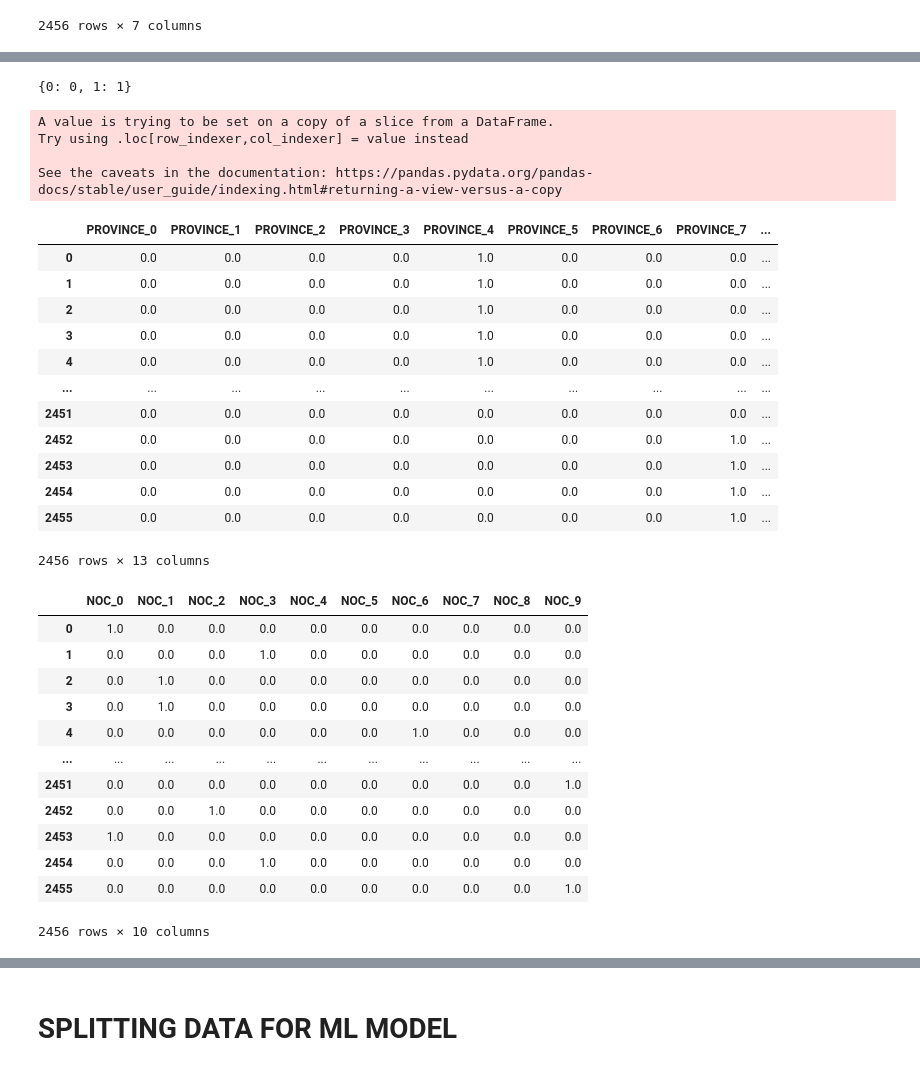
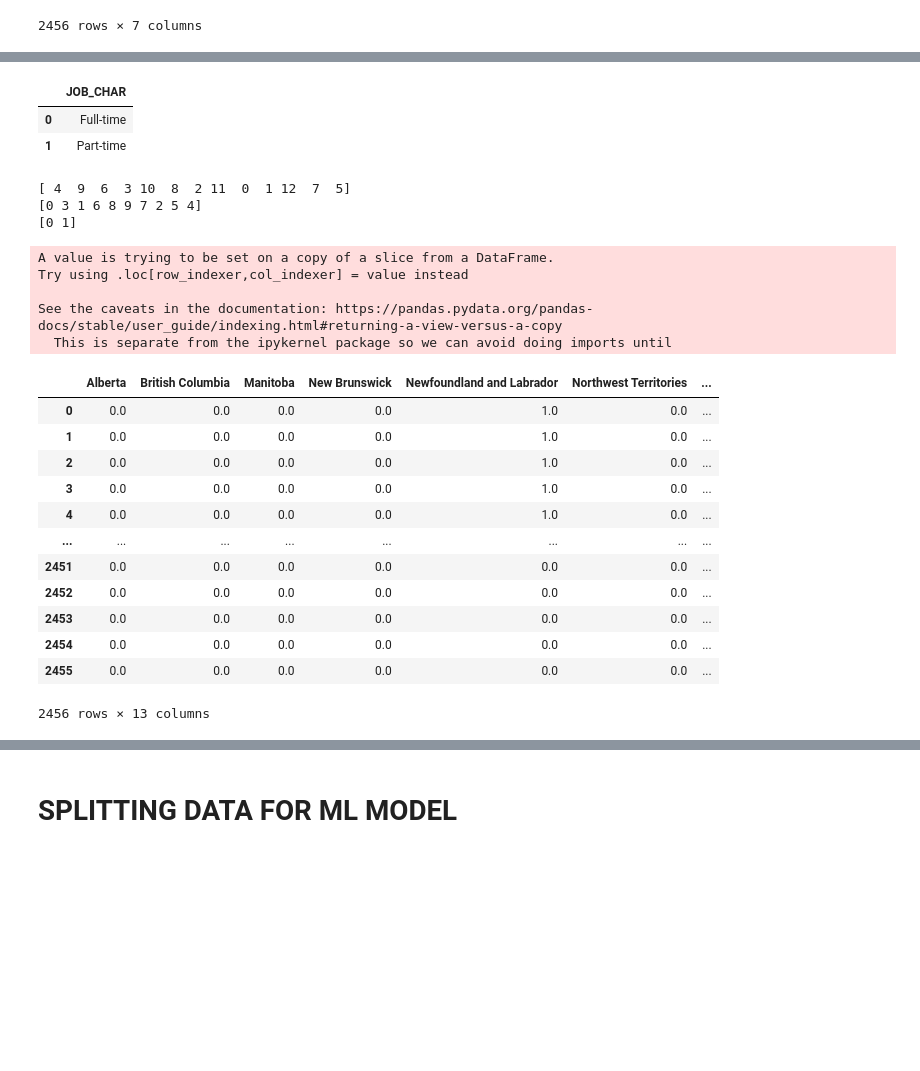
Before and after one commit to alecngai/Predicting_Canadian_Job_Vacancies, a Jupyter notebook: Machine_Learning/Alec_MLtesting_Linear_Regression_V3.ipynb, the cells around one changed output, grey strips where cells are left out. Cells and saved outputs as stored; diff of their text form; code cells hidden in the pictures; blank space fills up the shorter version.

```diff
--- a/Machine_Learning/Alec_MLtesting_Linear_Regression_V3.ipynb
+++ b/Machine_Learning/Alec_MLtesting_Linear_Regression_V3.ipynb
@@ -199,0 +190,8 @@ def get_integer_mapping(le):
+# %%
+a = df["GEO"].unique()
+b = [ 4,  9,  6,  3, 10,  8,  2, 11,  0,  1, 12,  7,  5]
+
+GEO_LABEL_df = pd.DataFrame(a, columns = ["GEO"])
+GEO_LABEL_df.index = b
+GEO_LABEL_df.sort_index(inplace=True)
+GEO_LABEL_df["GEO"].values
@@ -200,51 +223,52 @@ def get_integer_mapping(le):
+# %%
+e = df["JOB_CHAR"].unique()
+f = [0, 1]
+
+JOB_CHAR_LABEL_df = pd.DataFrame(e,columns = ["JOB_CHAR"])
+JOB_CHAR_LABEL_df.index = f
+JOB_CHAR_LABEL_df.sort_index(inplace=True)
+JOB_CHAR_LABEL_df
+# %% [output]
+|  | JOB_CHAR |
+| 0 | Full-time |
+| 1 | Part-time |
 # %%
+for column in df.iloc[:,2:5]:
 
-for column in df.iloc[:,2:5]:
     df[column]=LE.fit_transform(df[column])
+    print( df[column].unique())
 
 df.reset_index(inplace = True, drop=True)
 # %% [output]
-{0: 0, 1: 1}
+[ 4  9  6  3 10  8  2 11  0  1 12  7  5]
+[0 3 1 6 8 9 7 2 5 4]
+[0 1]
 A value is trying to be set on a copy of a slice from a DataFrame.
 Try using .loc[row_indexer,col_indexer] = value instead
 
 See the caveats in the documentation: https://pandas.pydata.org/pandas-docs/stable/user_guide/indexing.html#returning-a-view-versus-a-copy
+  This is separate from the ipykernel package so we can avoid doing imports until
 # %%
 enc = OneHotEncoder(sparse=False)
 encode_df = pd.DataFrame(enc.fit_transform(df.GEO.values.reshape(-1,1)))
-encode_df.columns = enc.get_feature_names(['PROVINCE'])
+encode_df.columns = GEO_LABEL_df["GEO"].values
 encode_df
 # %% [output]
-|  | PROVINCE_0 | PROVINCE_1 | PROVINCE_2 | PROVINCE_3 | PROVINCE_4 | PROVINCE_5 | PROVINCE_6 | PROVINCE_7 | ... |
-| 0 | 0.0 | 0.0 | 0.0 | 0.0 | 1.0 | 0.0 | 0.0 | 0.0 | ... |
-| 1 | 0.0 | 0.0 | 0.0 | 0.0 | 1.0 | 0.0 | 0.0 | 0.0 | ... |
-| 2 | 0.0 | 0.0 | 0.0 | 0.0 | 1.0 | 0.0 | 0.0 | 0.0 | ... |
-| 3 | 0.0 | 0.0 | 0.0 | 0.0 | 1.0 | 0.0 | 0.0 | 0.0 | ... |
-| 4 | 0.0 | 0.0 | 0.0 | 0.0 | 1.0 | 0.0 | 0.0 | 0.0 | ... |
-| ... | ... | ... | ... | ... | ... | ... | ... | ... | ... |
-| 2451 | 0.0 | 0.0 | 0.0 | 0.0 | 0.0 | 0.0 | 0.0 | 0.0 | ... |
-| 2452 | 0.0 | 0.0 | 0.0 | 0.0 | 0.0 | 0.0 | 0.0 | 1.0 | ... |
-| 2453 | 0.0 | 0.0 | 0.0 | 0.0 | 0.0 | 0.0 | 0.0 | 1.0 | ... |
-| 2454 | 0.0 | 0.0 | 0.0 | 0.0 | 0.0 | 0.0 | 0.0 | 1.0 | ... |
-| 2455 | 0.0 | 0.0 | 0.0 | 0.0 | 0.0 | 0.0 | 0.0 | 1.0 | ... |
+|  | Alberta | British Columbia | Manitoba | New Brunswick | Newfoundland and Labrador | Northwest Territories | ... |
+| 0 | 0.0 | 0.0 | 0.0 | 0.0 | 1.0 | 0.0 | ... |
+| 1 | 0.0 | 0.0 | 0.0 | 0.0 | 1.0 | 0.0 | ... |
+| 2 | 0.0 | 0.0 | 0.0 | 0.0 | 1.0 | 0.0 | ... |
+| 3 | 0.0 | 0.0 | 0.0 | 0.0 | 1.0 | 0.0 | ... |
+| 4 | 0.0 | 0.0 | 0.0 | 0.0 | 1.0 | 0.0 | ... |
+| ... | ... | ... | ... | ... | ... | ... | ... |
+| 2451 | 0.0 | 0.0 | 0.0 | 0.0 | 0.0 | 0.0 | ... |
+| 2452 | 0.0 | 0.0 | 0.0 | 0.0 | 0.0 | 0.0 | ... |
+| 2453 | 0.0 | 0.0 | 0.0 | 0.0 | 0.0 | 0.0 | ... |
+| 2454 | 0.0 | 0.0 | 0.0 | 0.0 | 0.0 | 0.0 | ... |
+| 2455 | 0.0 | 0.0 | 0.0 | 0.0 | 0.0 | 0.0 | ... |
 2456 rows × 13 columns
 # %%
 encode_df2 = pd.DataFrame(enc.fit_transform(df.NOC.values.reshape(-1,1)))
-encode_df2.columns = enc.get_feature_names(['NOC'])
-encode_df2
+encode_df2.columns = NOC_LABEL_df["NOC"].values
-# %% [output]
-|  | NOC_0 | NOC_1 | NOC_2 | NOC_3 | NOC_4 | NOC_5 | NOC_6 | NOC_7 | NOC_8 | NOC_9 |
-| 0 | 1.0 | 0.0 | 0.0 | 0.0 | 0.0 | 0.0 | 0.0 | 0.0 | 0.0 | 0.0 |
-| 1 | 0.0 | 0.0 | 0.0 | 1.0 | 0.0 | 0.0 | 0.0 | 0.0 | 0.0 | 0.0 |
-| 2 | 0.0 | 1.0 | 0.0 | 0.0 | 0.0 | 0.0 | 0.0 | 0.0 | 0.0 | 0.0 |
-| 3 | 0.0 | 1.0 | 0.0 | 0.0 | 0.0 | 0.0 | 0.0 | 0.0 | 0.0 | 0.0 |
-| 4 | 0.0 | 0.0 | 0.0 | 0.0 | 0.0 | 0.0 | 1.0 | 0.0 | 0.0 | 0.0 |
-| ... | ... | ... | ... | ... | ... | ... | ... | ... | ... | ... |
-| 2451 | 0.0 | 0.0 | 0.0 | 0.0 | 0.0 | 0.0 | 0.0 | 0.0 | 0.0 | 1.0 |
-| 2452 | 0.0 | 0.0 | 1.0 | 0.0 | 0.0 | 0.0 | 0.0 | 0.0 | 0.0 | 0.0 |
-| 2453 | 1.0 | 0.0 | 0.0 | 0.0 | 0.0 | 0.0 | 0.0 | 0.0 | 0.0 | 0.0 |
-| 2454 | 0.0 | 0.0 | 0.0 | 1.0 | 0.0 | 0.0 | 0.0 | 0.0 | 0.0 | 0.0 |
-| 2455 | 0.0 | 0.0 | 0.0 | 0.0 | 0.0 | 0.0 | 0.0 | 0.0 | 0.0 | 1.0 |
-2456 rows × 10 columns
 # %%
 encode_df3 = pd.DataFrame(enc.fit_transform(df.JOB_CHAR.values.reshape(-1,1)))
```
Also changed, not shown: parts of 24 cells of this notebook.
